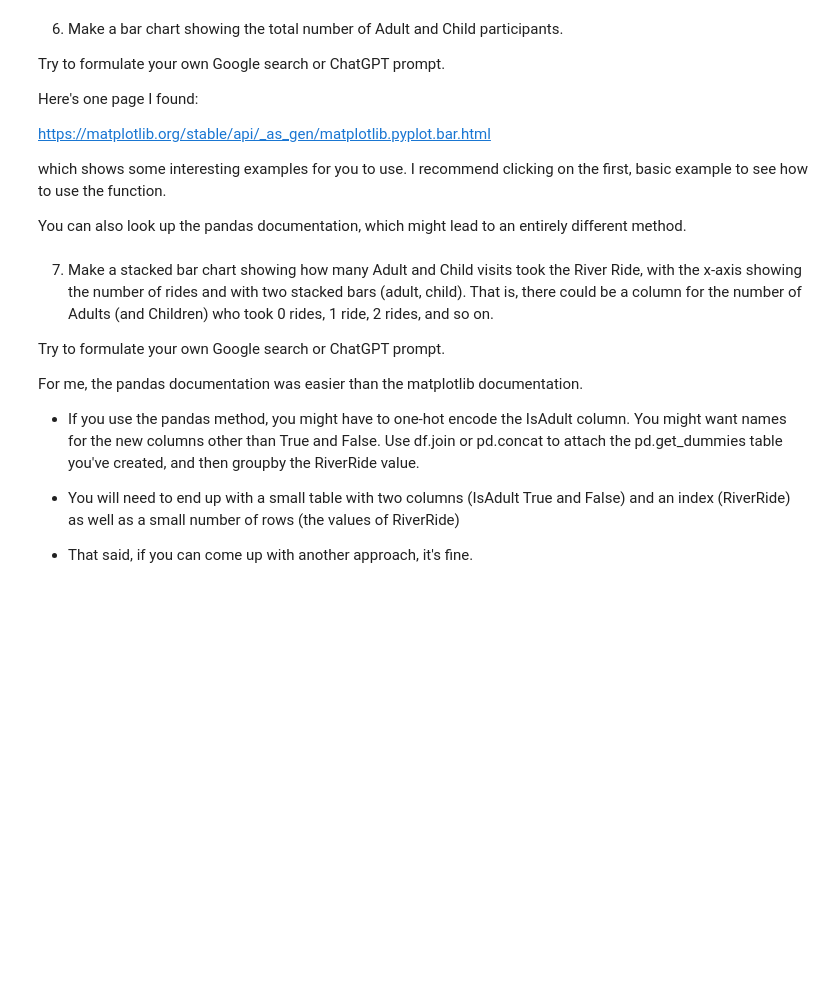
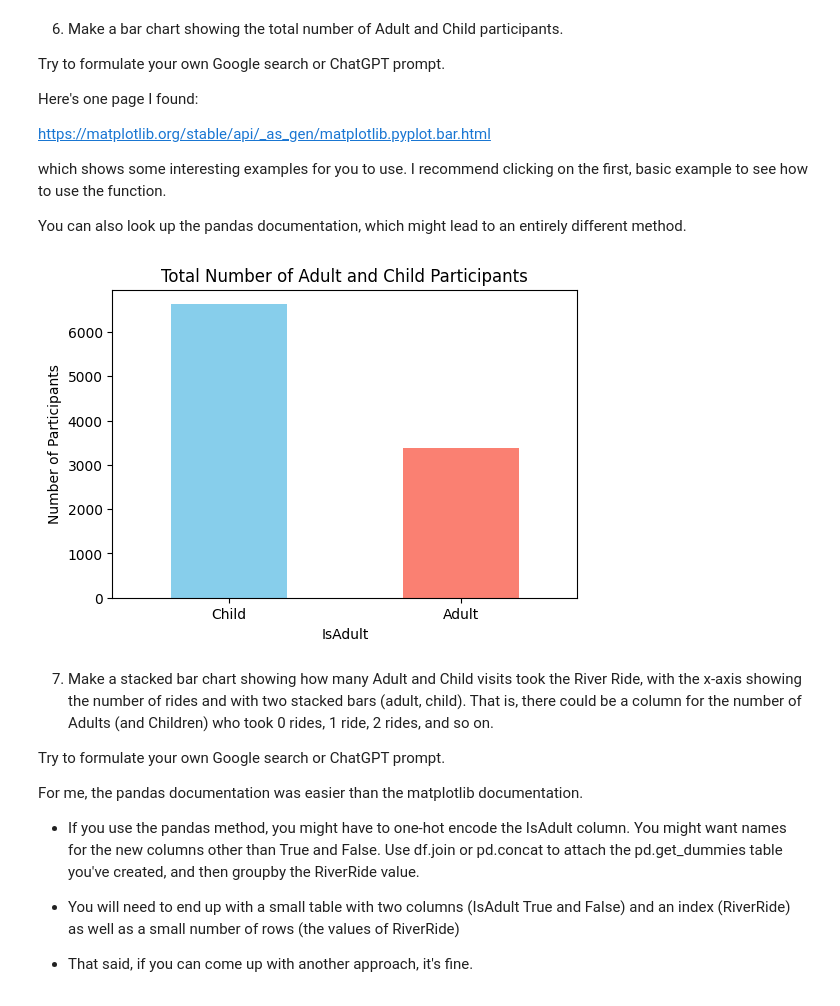
Before and after one commit to KIRBUEDU/CapstoneWeek7, a Jupyter notebook: Week3.ipynb, the cells around one changed output. Cells and saved outputs as stored; diff of their text form; code cells hidden in the pictures; blank space fills up the shorter version.

```diff
--- a/Week3.ipynb
+++ b/Week3.ipynb
@@ -174,6 +365,20 @@ https://matplotlib.org/stable/api/_as_gen/matplotlib.pyplot.bar.html
 which shows some interesting examples for you to use.  I recommend clicking on the first, basic example to see how to use the function.
 
 You can also look up the pandas documentation, which might lead to an entirely different method.
+# %%
+import matplotlib.pyplot as plt
+
+participant_counts = df['IsAdult'].value_counts()
+
+plt.figure(figsize=(6, 4))
+participant_counts.plot(kind='bar', color=['skyblue', 'salmon'])
+plt.title('Total Number of Adult and Child Participants')
+plt.xlabel('IsAdult')
+plt.ylabel('Number of Participants')
+plt.xticks([0, 1], ['Child', 'Adult'], rotation=0)
+plt.show()
+# %% [output]
+[figure, added]
 # %% [markdown]
 7. Make a stacked bar chart showing how many Adult and Child visits took the River Ride, with the x-axis showing the number of rides and with two stacked bars (adult, child).  That is, there could be a column for the number of Adults (and Children) who took 0 rides, 1 ride, 2 rides, and so on.
 
```
Also changed, not shown: parts of 20 cells of this notebook.
